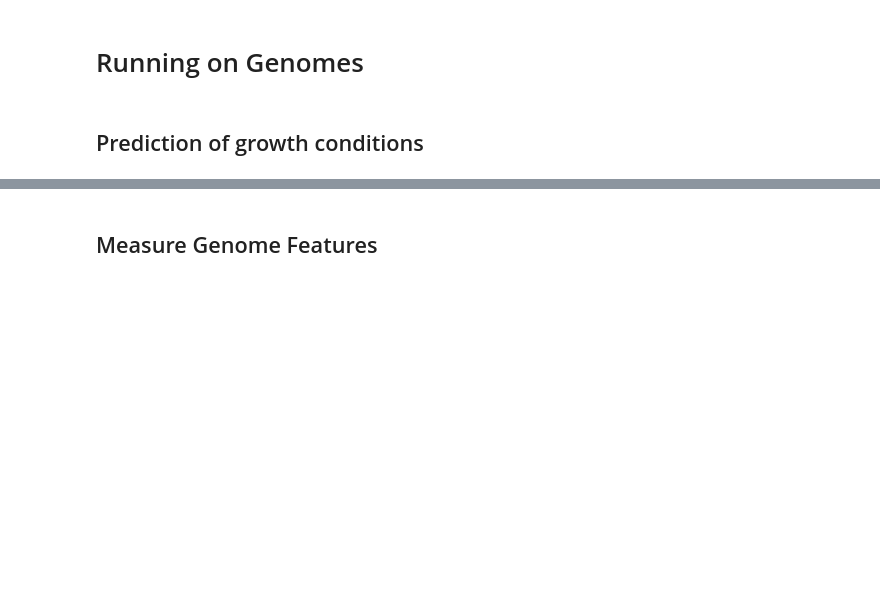
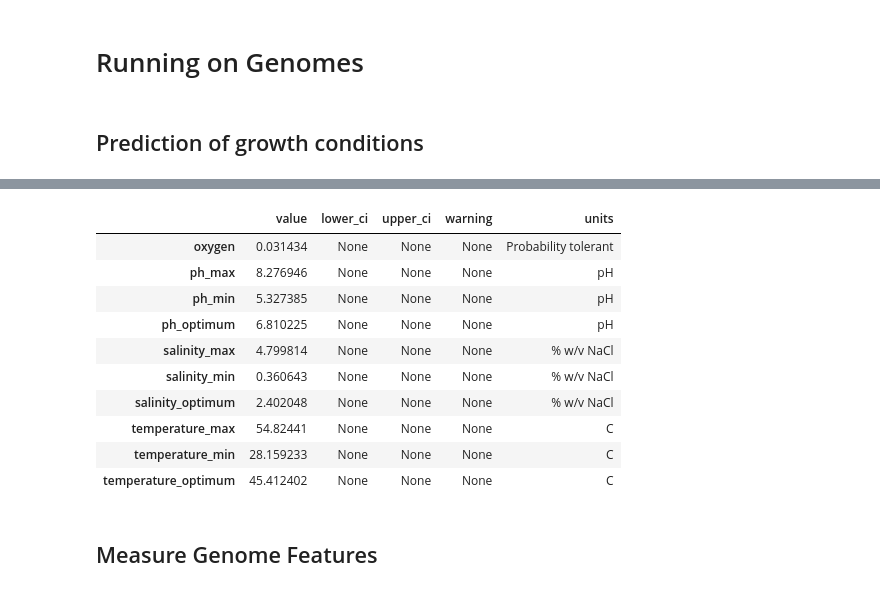
Before and after one commit to cultivarium/GenomeSPOT, a Jupyter notebook: notebooks/tutorial.ipynb, the cells around one changed output, grey strips where cells are left out. Cells and saved outputs as stored; diff of their text form; code cells hidden in the pictures; blank space fills up the shorter version.

```diff
--- a/notebooks/tutorial.ipynb
+++ b/notebooks/tutorial.ipynb
@@ -47,0 +48,14 @@ pd.DataFrame(predictions).T.sort_index()
+# %%
+
+print(datetime.datetime.now())
+predictions, genome_features = predict_physicochemistry(
+        fna_path=contig_filepath,
+        faa_path=protein_filepath,
+        features_json='/Users/tylerbarnum/cultivarium/external/gtdb/r214/features-v4/GCA_000007325.features.json',
+        path_to_models=f"{ROOT_DIR}/models",
+        #save_intermediate=False,
+    )
+print(datetime.datetime.now())
+
+pd.DataFrame(predictions).T.sort_index()
+# %% [output]
@@ -48,3 +64,14 @@ pd.DataFrame(predictions).T.sort_index()
+|  | value | lower_ci | upper_ci | warning | units |
+| oxygen | 0.031434 | None | None | None | Probability tolerant |
+| ph_max | 8.276946 | None | None | None | pH |
+| ph_min | 5.327385 | None | None | None | pH |
+| ph_optimum | 6.810225 | None | None | None | pH |
+| salinity_max | 4.799814 | None | None | None | % w/v NaCl |
+| salinity_min | 0.360643 | None | None | None | % w/v NaCl |
+| salinity_optimum | 2.402048 | None | None | None | % w/v NaCl |
+| temperature_max | 54.82441 | None | None | None | C |
+| temperature_min | 28.159233 | None | None | None | C |
+| temperature_optimum | 45.412402 | None | None | None | C |
 # %% [markdown]
 ## Measure Genome Features
 # %% [markdown]
```
Also changed, not shown: parts of 16 cells of this notebook, 17 other files.
